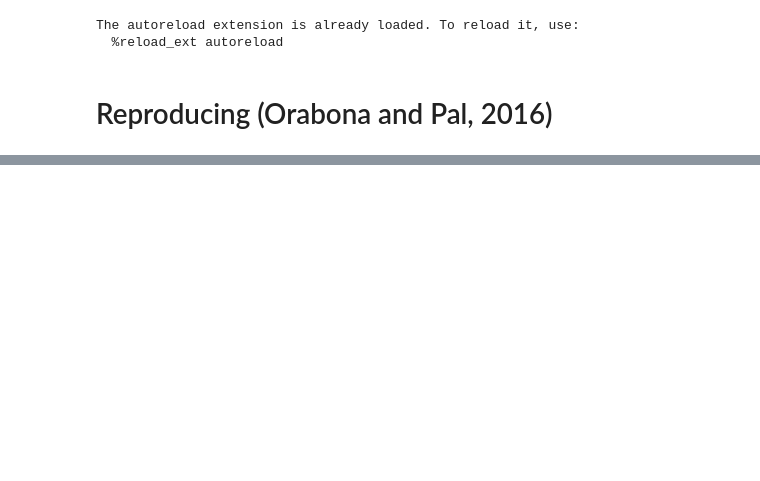
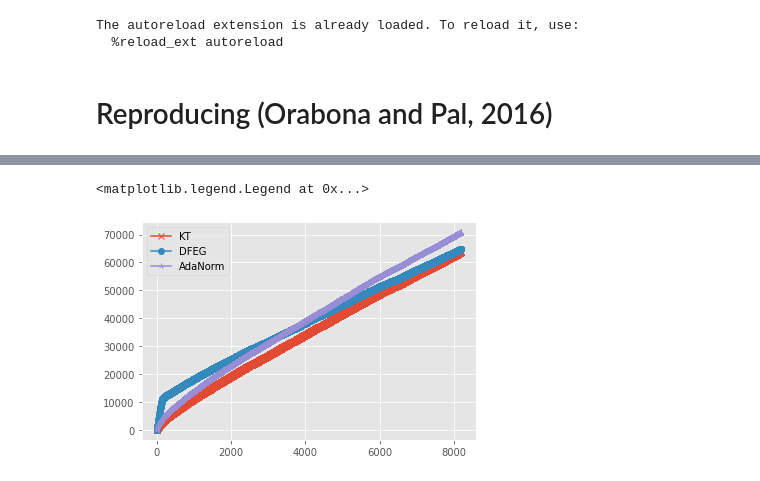
Before and after one commit to jongharyu/olo-with-side-information, a Jupyter notebook: notebooks/linear_regression.ipynb, the cells around one changed output, grey strips where cells are left out. Cells and saved outputs as stored; diff of their text form; code cells hidden in the pictures; blank space fills up the shorter version.

```diff
--- a/notebooks/linear_regression.ipynb
+++ b/notebooks/linear_regression.ipynb
@@ -40,0 +56,8 @@ plt.ticklabel_format(axis='y', style='sci', scilimits=(0,0))
+# %%
+plt.plot(coin.losses.cumsum(), 'x-', label='KT')
+plt.plot(dfeg.losses.cumsum(), 'o-', label='DFEG')
+plt.plot(adanorm.losses.cumsum(), '2-', label='AdaNorm')
+plt.legend()
+# %% [output]
+<matplotlib.legend.Legend at 0x...>
+[figure, added]
```
Also changed, not shown: parts of 6 cells of this notebook.
